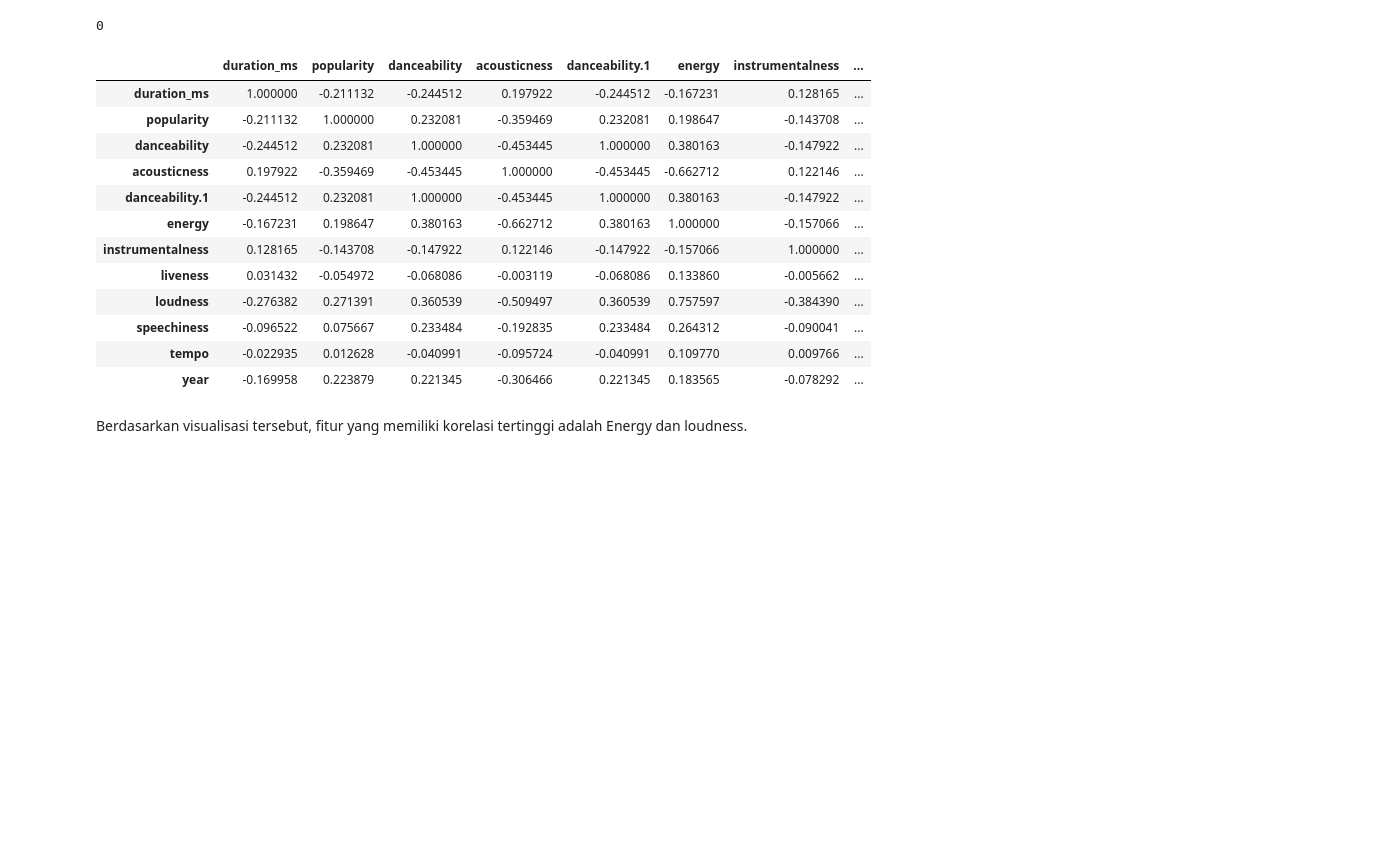
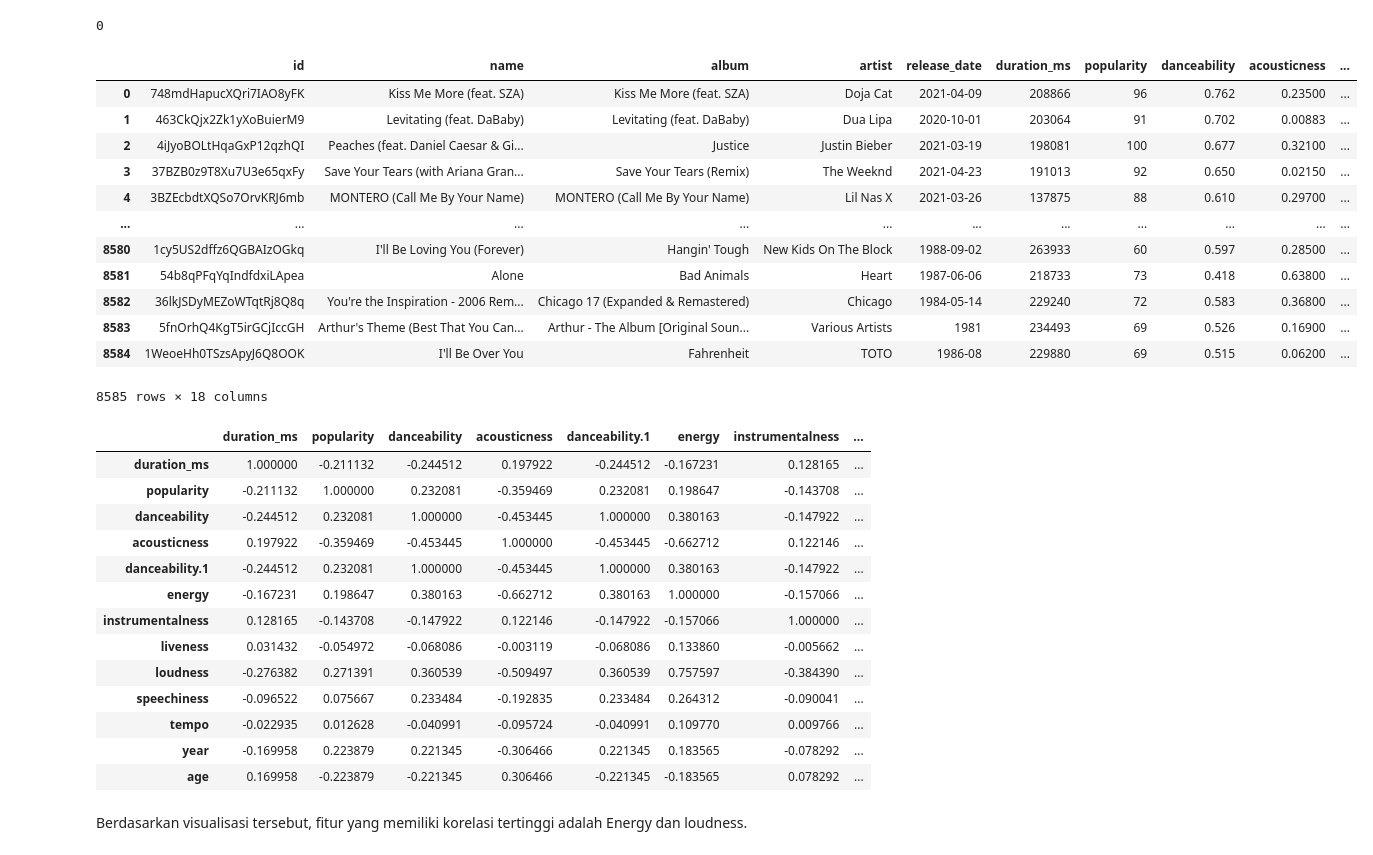
Before and after one commit to mizanulridhoaohana/Proyek-Akhir-Machine-Learning-Terapan, a Jupyter notebook: recomendation.ipynb, the cells around one changed output. Cells and saved outputs as stored; diff of their text form; code cells hidden in the pictures; blank space fills up the shorter version.

```diff
--- a/recomendation.ipynb
+++ b/recomendation.ipynb
@@ -74,6 +75,31 @@ dtype: int64
 song_df.duplicated().sum()
 # %% [output]
 0
+# %%
+yr = datetime.datetime.now().year
+
+song_df['year'] = song_df['release_date'].str.extract(r'(\d{4})')
+
+# Pastikan kolom "year" dalam bentuk integer
+song_df['year'] = song_df['year'].astype(int)
+
+song_df['age'] = yr - song_df['year']
+
+song_df
+# %% [output]
+|  | id | name | album | artist | release_date | duration_ms | popularity | danceability | acousticness | ... |
+| 0 | 748mdHapucXQri7IAO8yFK | Kiss Me More (feat. SZA) | Kiss Me More (feat. SZA) | Doja Cat | 2021-04-09 | 208866 | 96 | 0.762 | 0.23500 | ... |
+| 1 | 463CkQjx2Zk1yXoBuierM9 | Levitating (feat. DaBaby) | Levitating (feat. DaBaby) | Dua Lipa | 2020-10-01 | 203064 | 91 | 0.702 | 0.00883 | ... |
+| 2 | 4iJyoBOLtHqaGxP12qzhQI | Peaches (feat. Daniel Caesar & Gi... | Justice | Justin Bieber | 2021-03-19 | 198081 | 100 | 0.677 | 0.32100 | ... |
+| 3 | 37BZB0z9T8Xu7U3e65qxFy | Save Your Tears (with Ariana Gran... | Save Your Tears (Remix) | The Weeknd | 2021-04-23 | 191013 | 92 | 0.650 | 0.02150 | ... |
+| 4 | 3BZEcbdtXQSo7OrvKRJ6mb | MONTERO (Call Me By Your Name) | MONTERO (Call Me By Your Name) | Lil Nas X | 2021-03-26 | 137875 | 88 | 0.610 | 0.29700 | ... |
+| ... | ... | ... | ... | ... | ... | ... | ... | ... | ... | ... |
+| 8580 | 1cy5US2dffz6QGBAIzOGkq | I'll Be Loving You (Forever) | Hangin' Tough | New Kids On The Block | 1988-09-02 | 263933 | 60 | 0.597 | 0.28500 | ... |
+| 8581 | 54b8qPFqYqIndfdxiLApea | Alone | Bad Animals | Heart | 1987-06-06 | 218733 | 73 | 0.418 | 0.63800 | ... |
+| 8582 | 36lkJSDyMEZoWTqtRj8Q8q | You're the Inspiration - 2006 Rem... | Chicago 17 (Expanded & Remastered) | Chicago | 1984-05-14 | 229240 | 72 | 0.583 | 0.36800 | ... |
+| 8583 | 5fnOrhQ4KgT5irGCjIccGH | Arthur's Theme (Best That You Can... | Arthur - The Album [Original Soun... | Various Artists | 1981 | 234493 | 69 | 0.526 | 0.16900 | ... |
+| 8584 | 1WeoeHh0TSzsApyJ6Q8OOK | I'll Be Over You | Fahrenheit | TOTO | 1986-08 | 229880 | 69 | 0.515 | 0.06200 | ... |
+8585 rows × 18 columns
 # %%
 df_2 = song_df.drop(['id','name','album','artist','release_date'], axis=1)
 corr = df_2.corr()
@@ -92,6 +118,7 @@ corr.style.background_gradient(cmap='coolwarm')
 | speechiness | -0.096522 | 0.075667 | 0.233484 | -0.192835 | 0.233484 | 0.264312 | -0.090041 | ... |
 | tempo | -0.022935 | 0.012628 | -0.040991 | -0.095724 | -0.040991 | 0.109770 | 0.009766 | ... |
 | year | -0.169958 | 0.223879 | 0.221345 | -0.306466 | 0.221345 | 0.183565 | -0.078292 | ... |
+| age | 0.169958 | -0.223879 | -0.221345 | 0.306466 | -0.221345 | -0.183565 | 0.078292 | ... |
 # %% [markdown]
 Berdasarkan visualisasi tersebut, fitur yang memiliki korelasi tertinggi adalah Energy dan loudness.
 # %%
```
Also changed, not shown: parts of 9 cells of this notebook.
